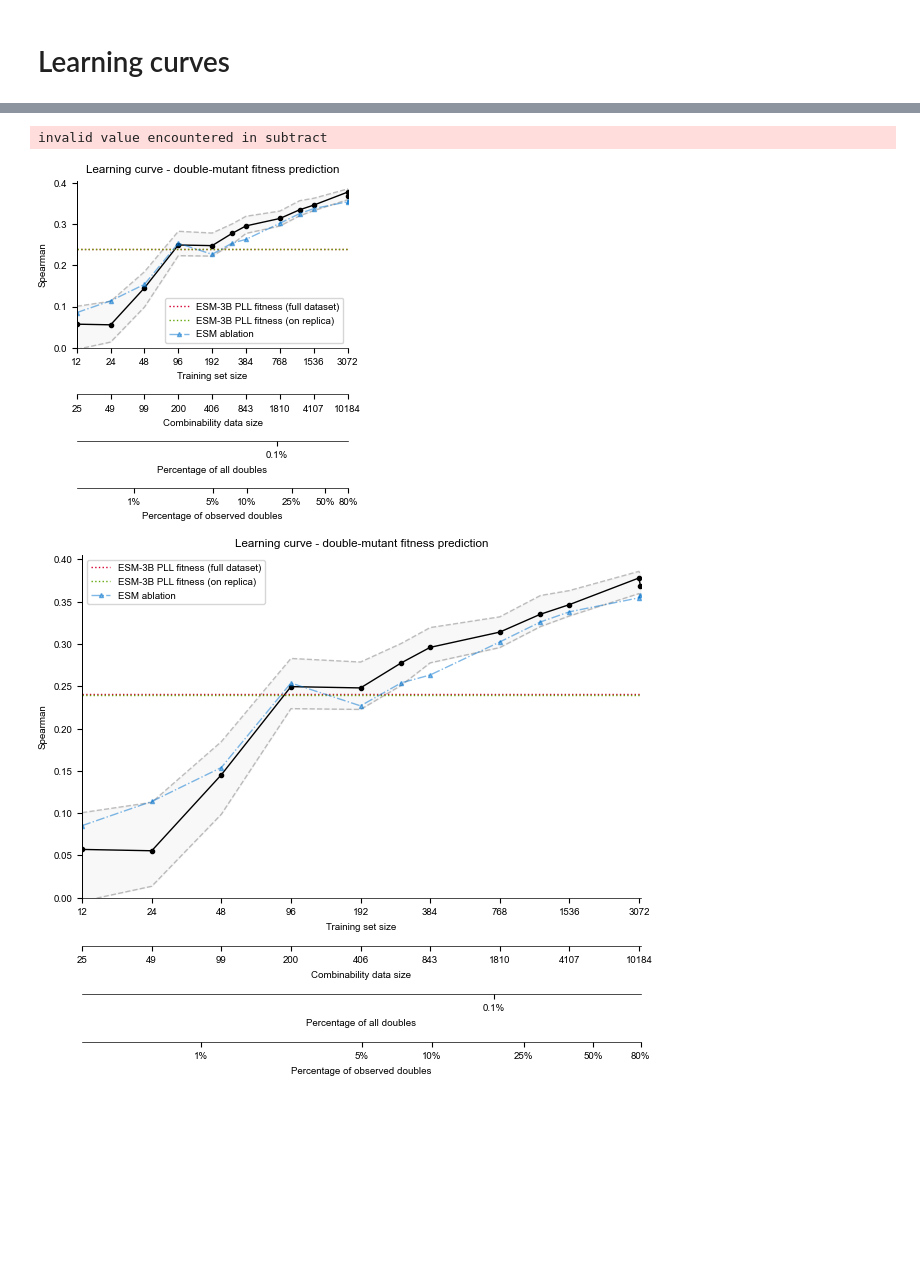
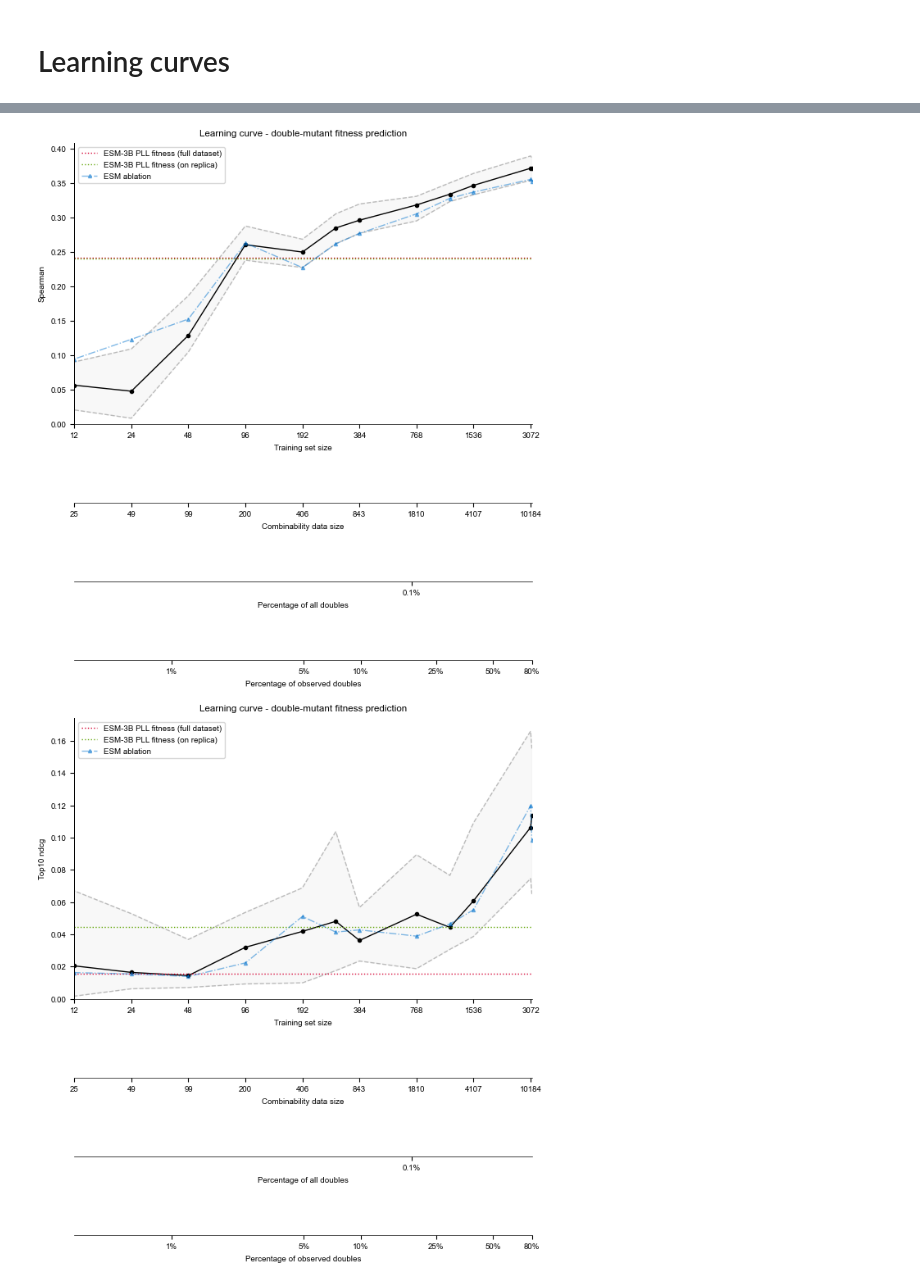
Before and after one commit to Hollfelder-Lab/lrDMS-IRED, a Jupyter notebook: notebooks/double_mutant_model_analysis.ipynb, the cells around one changed output, grey strips where cells are left out. Drawn from its saved outputs; the diff is of its cells as text; code cells hidden in the pictures; blank space fills up the shorter version.

Commit message:
feat: upload double mutant model analysis

```diff
--- a/notebooks/double_mutant_model_analysis.ipynb
+++ b/notebooks/double_mutant_model_analysis.ipynb
@@ -703,14 +335,11 @@ WARNING:src.models.base:LookUpPredictor does not need training. Calling `predict
 # %%
-import warnings
-
-warnings.filterwarnings("ignore", category=FutureWarning)
-
-output = compute_learning_curves(
-    doubles.data.query("observed"),
-    doubles.data.query("observed").true_fitness.clip(LOW_FITNESS_CUTOFF),
-    combinability_all,
-    model,
+output = compute_learning_curves_with_combinability(
+    X=doubles.data.query("observed"),
+    y=doubles.data.query("observed").true_fitness.clip(LOW_FITNESS_CUTOFF),
+    combinability_all=combinability_all,
+    model=model,
     cv=CV,
     random_state=7,
+    metrics=METRICS,
 )
 # %% [output]
@@ -718,8 +347,8 @@ WARNING:__main__:Dropping sizes > 3121 (smallest cross-validation subset size)
 # %%
-esm_ablation = compute_learning_curves(
-    doubles.data.query("observed"),
-    doubles.data.query("observed").true_fitness.clip(LOW_FITNESS_CUTOFF),
-    combinability_all,
+esm_ablation = compute_learning_curves_with_combinability(
+    X=doubles.data.query("observed"),
+    y=doubles.data.query("observed").true_fitness.clip(LOW_FITNESS_CUTOFF),
+    combinability_all=combinability_all,
     model=CombinabilityModel(
         model=xgb_model,
         wt_seq_len=srired.sequence_length,
@@ -728,5 +357,6 @@ esm_ablation = compute_learning_curves(
     ),
     cv=CV,
     random_state=7,
+    metrics=METRICS,
 )
 # %% [output]
@@ -734,8 +364,8 @@ WARNING:__main__:Dropping sizes > 3121 (smallest cross-validation subset size)
 # %%
-comb_ablation = compute_learning_curves(
-    doubles.data.query("observed"),
-    doubles.data.query("observed").true_fitness.clip(LOW_FITNESS_CUTOFF),
-    combinability_all,
+comb_ablation = compute_learning_curves_with_combinability(
+    X=doubles.data.query("observed"),
+    y=doubles.data.query("observed").true_fitness.clip(LOW_FITNESS_CUTOFF),
+    combinability_all=combinability_all,
     model=CombinabilityModel(
         model=xgb_model,
         wt_seq_len=srired.sequence_length,
@@ -744,5 +374,6 @@ comb_ablation = compute_learning_curves(
     ),
     cv=CV,
     random_state=7,
+    metrics=METRICS,
 )
 # %% [output]
@@ -750,16 +381,4 @@ WARNING:__main__:Dropping sizes > 3121 (smallest cross-validation subset size)
-# %%
-# Get ESM zero-shot performance
-ESM_ZERO_SHOT = {
-    name: metric(
-        y_true=doubles.data.query("observed")["true_fitness"].values,
-        y_pred=doubles.data.query("observed")["esm_fitness"].values,
-    )
-    for name, metric in zip([m.__name__ for m in METRICS], METRICS)
-}
-# %% [output]
-invalid value encountered in subtract
 # %%
-SAVE = False
 percentages = [0.1, 1, 5, 10, 25, 50, 80]
 
 for metric in ["spearman", "top10_ndcg", "top100_ndcg", "top10_precision"]:
@@ -804,7 +423,7 @@ for metric in ["spearman", "top10_ndcg", "top100_ndcg", "top10_precision"]:
 
     # 1 column figure
     with plt.style.context(["nature"]):
-        for _i, width in enumerate([WIDTH.nature_column]):
+        for _i, width in enumerate([WIDTH.nature_2column]):
             _i += 1
             fig, ax = plt.subplots(figsize=get_dim(width=width))
 
@@ -890,33 +509,39 @@ for metric in ["spearman", "top10_ndcg", "top100_ndcg", "top10_precision"]:
             ax2.set_xlim(ax.get_xlim())
 
             # Show percentage of all observed data on tertiary x-axis
             # Calculate the positions for the secondary axis ticks (10%, 25%, 50% of the primary axis range)
 
             secondary_ticks = np.array(percentages) * len(doubles.data.query("observed")) / 100.0
             ax3 = ax.twiny()
             ax3.semilogx()
             # Remove old ticks
             ax3.set_xticks([], minor=True)
             ax3.set_xticks(secondary_ticks, minor=False)
             ax3.set_xticklabels([f"{p}%" for p in percentages])
             ax3.set_xlabel("Percentage of observed doubles")
 
             # Adjust position of secondary x-axis
             ax3.xaxis.set_ticks_position("bottom")
             ax3.xaxis.set_label_position("bottom")
             ax3.spines["bottom"].set_position(("axes", -0.84 / _i))
             ax3.set_xlim(ax.get_xlim())
 
             # Hide the original x-axis label
             # ax.xaxis.label.set_visible(False)
 
             sns.despine()
             plt.title("Learning curve - double-mutant fitness prediction")
 
         if SAVE:
             # plt.tight_layout()
-            save_timestamped_figure(f"learning_curve_doubles_{metric}_xgb_{_i}col", SAVE_DIR, bbox_inches="tight")
+            save_timestamped_figure(
+                f"learning_curve_doubles_{metric}_xgb_{_i}col",
+                SAVE_DIR,
+                bbox_inches="tight",
+                file_types=["pdf"],
+                date_format="",
+            )
         plt.show()
 # %% [output]
-[figure, old version]
+[figure, new version]
-[figure, old version]
+[figure, new version]
```
Also changed, not shown: parts of 34 cells of this notebook, 1 other file.
